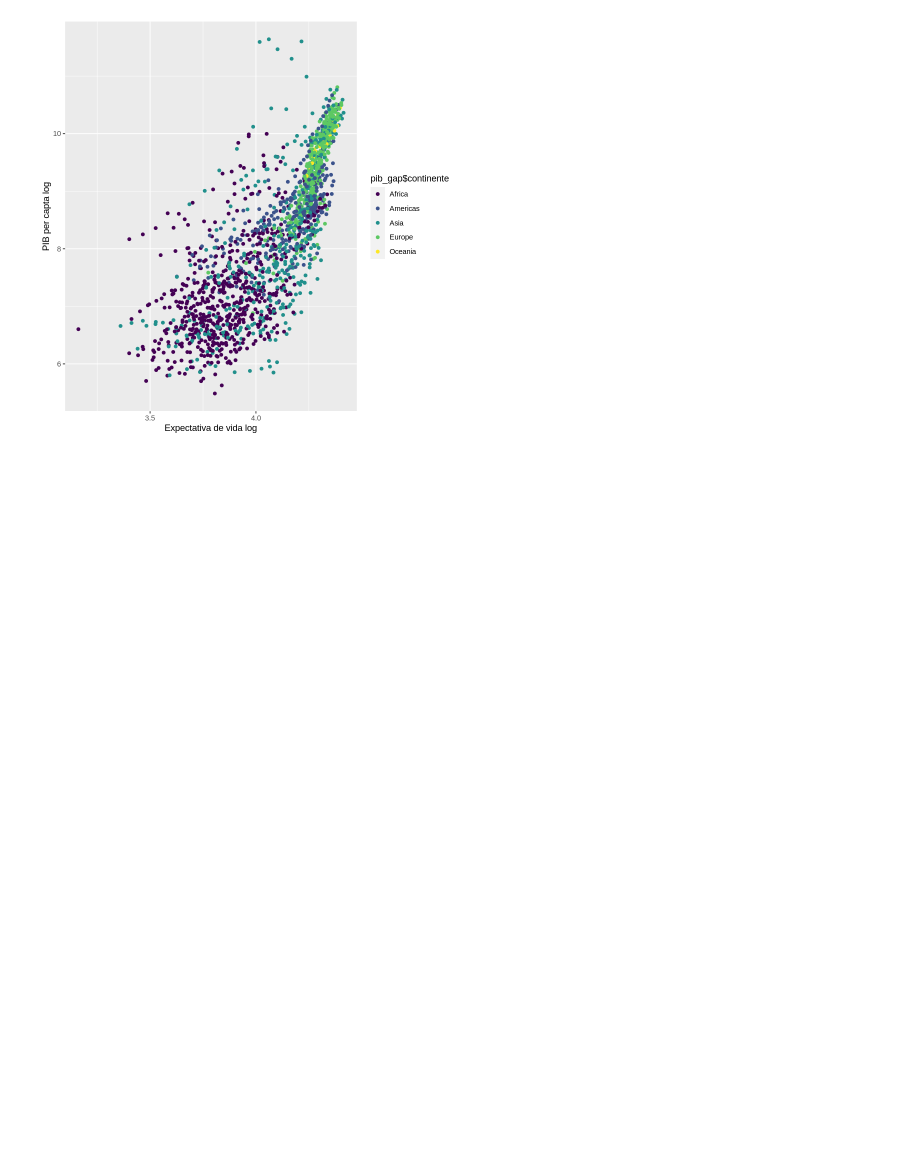
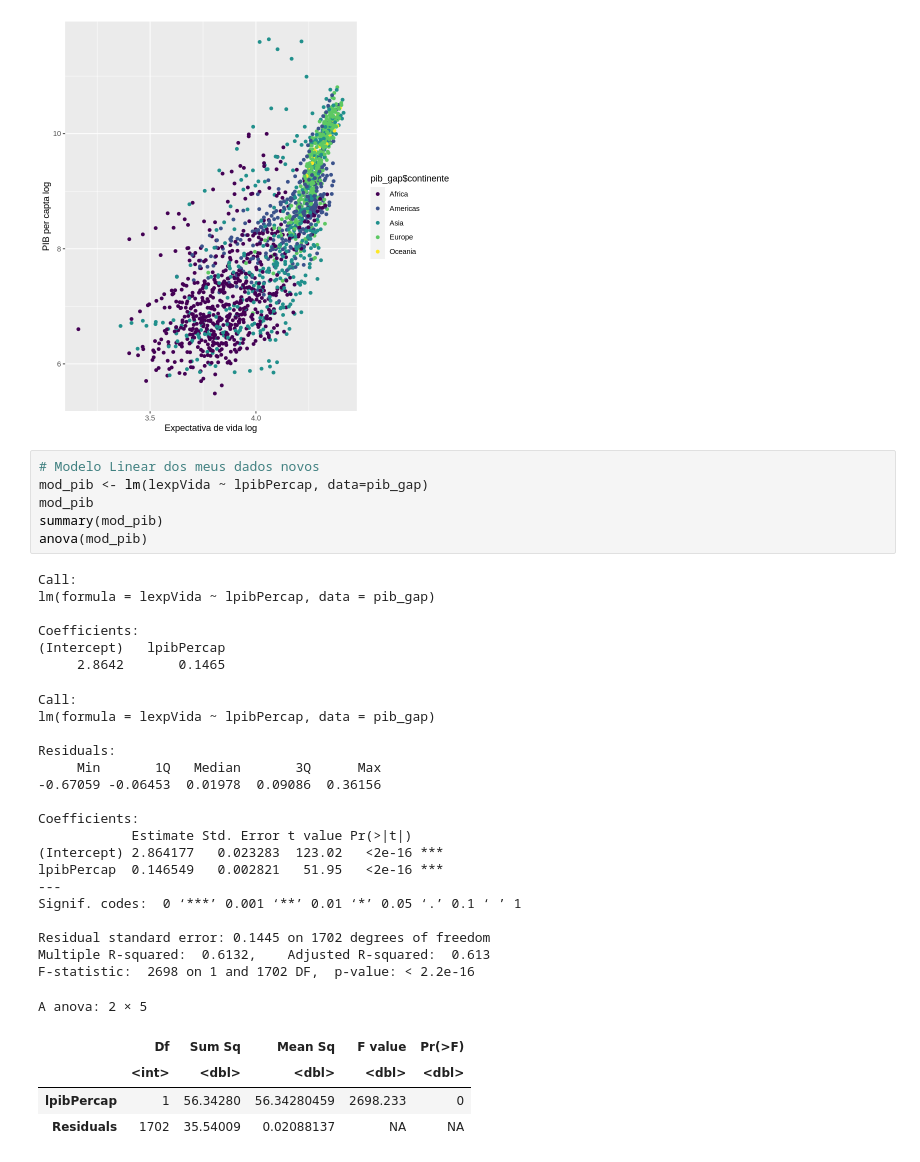
Before and after one commit to BrunaKrasotaMatos/An-liseEstat-stica, a Jupyter notebook: Trilha4/Trilha4.ipynb, the cells around one changed output. Saved outputs shown, nothing was run; the diff lists cells and outputs as text; blank space fills up the shorter version.

```diff
--- a/Trilha4/Trilha4.ipynb
+++ b/Trilha4/Trilha4.ipynb
@@ -345,3 +345,38 @@ ggplot(data=pib_gap) +
 Warning message:
 “Use of `pib_gap$continente` is discouraged. Use `continente` instead.”
 [figure]
+# %%
+# Modelo Linear dos meus dados novos
+mod_pib <- lm(lexpVida ~ lpibPercap, data=pib_gap)
+mod_pib
+summary(mod_pib)
+anova(mod_pib)
+# %% [output]
+Call:
+lm(formula = lexpVida ~ lpibPercap, data = pib_gap)
+
+Coefficients:
+(Intercept)   lpibPercap
+     2.8642       0.1465
+Call:
+lm(formula = lexpVida ~ lpibPercap, data = pib_gap)
+
+Residuals:
+     Min       1Q   Median       3Q      Max
+-0.67059 -0.06453  0.01978  0.09086  0.36156
+
+Coefficients:
+            Estimate Std. Error t value Pr(>|t|)
+(Intercept) 2.864177   0.023283  123.02   <2e-16 ***
+lpibPercap  0.146549   0.002821   51.95   <2e-16 ***
+---
+Signif. codes:  0 ‘***’ 0.001 ‘**’ 0.01 ‘*’ 0.05 ‘.’ 0.1 ‘ ’ 1
+
+Residual standard error: 0.1445 on 1702 degrees of freedom
+Multiple R-squared:  0.6132,    Adjusted R-squared:  0.613
+F-statistic:  2698 on 1 and 1702 DF,  p-value: < 2.2e-16
+A anova: 2 × 5
+|  | Df | Sum Sq | Mean Sq | F value | Pr(>F) |
+|  | <int> | <dbl> | <dbl> | <dbl> | <dbl> |
+| lpibPercap | 1 | 56.34280 | 56.34280459 | 2698.233 | 0 |
+| Residuals | 1702 | 35.54009 | 0.02088137 | NA | NA |
```
Also changed, not shown: parts of 2 cells of this notebook.
